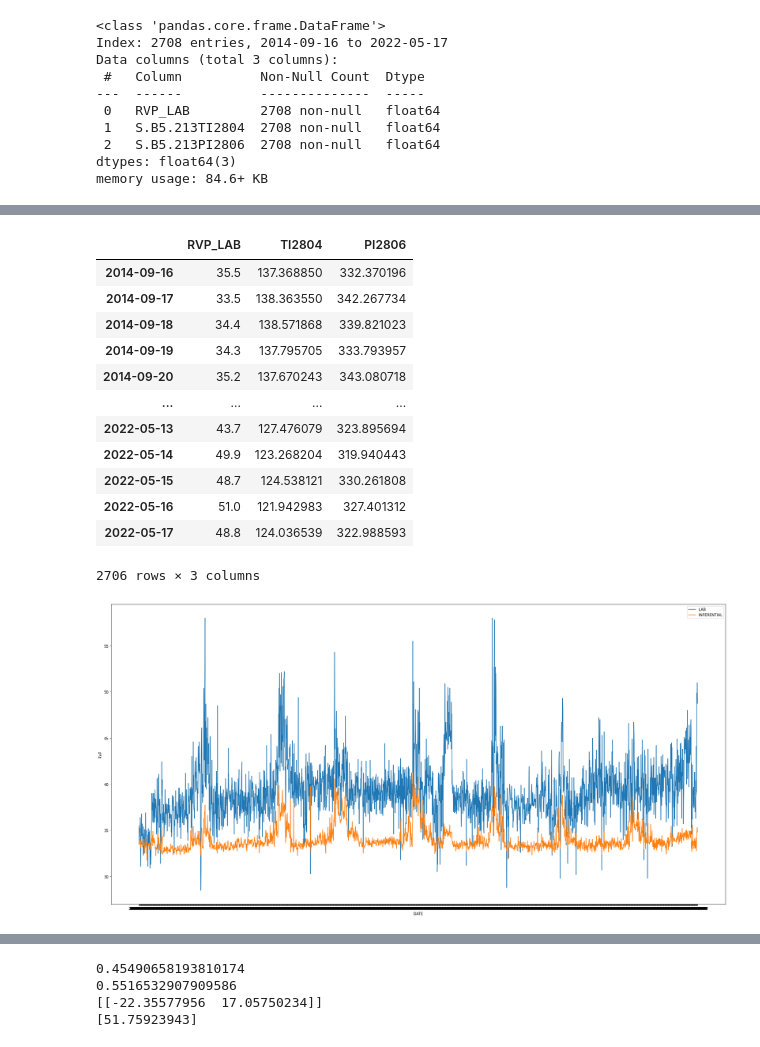
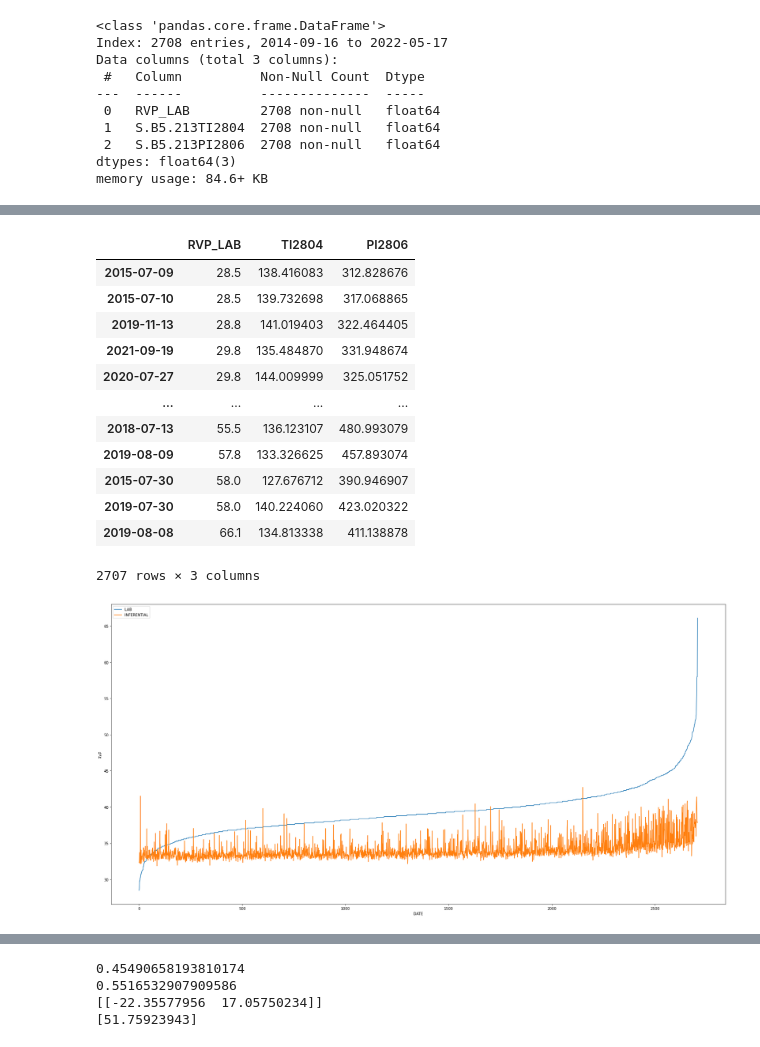
Before and after one commit to hoonzi-s/APC, a Jupyter notebook: #1 ALK - 213BTMRVP Inferential.ipynb, the cells around one changed output, grey strips where cells are left out. Saved outputs shown, nothing was run; the diff lists cells and outputs as text; code cells hidden in the pictures.

```diff
--- a/#1 ALK - 213BTMRVP Inferential.ipynb
+++ b/#1 ALK - 213BTMRVP Inferential.ipynb
@@ -65,37 +65,38 @@ data
 2708 rows × 3 columns
 # %%
 data.columns = ['RVP_LAB', 'TI2804', 'PI2806']
-data = data[data['RVP_LAB'] < 60]
+data = data[data['RVP_LAB'] < 70].sort_values(by = 'RVP_LAB')
 data
 # %% [output]
 |  | RVP_LAB | TI2804 | PI2806 |
-| 2014-09-16 | 35.5 | 137.368850 | 332.370196 |
-| 2014-09-17 | 33.5 | 138.363550 | 342.267734 |
-| 2014-09-18 | 34.4 | 138.571868 | 339.821023 |
-| 2014-09-19 | 34.3 | 137.795705 | 333.793957 |
-| 2014-09-20 | 35.2 | 137.670243 | 343.080718 |
+| 2015-07-09 | 28.5 | 138.416083 | 312.828676 |
+| 2015-07-10 | 28.5 | 139.732698 | 317.068865 |
+| 2019-11-13 | 28.8 | 141.019403 | 322.464405 |
+| 2021-09-19 | 29.8 | 135.484870 | 331.948674 |
+| 2020-07-27 | 29.8 | 144.009999 | 325.051752 |
 | ... | ... | ... | ... |
-| 2022-05-13 | 43.7 | 127.476079 | 323.895694 |
-| 2022-05-14 | 49.9 | 123.268204 | 319.940443 |
-| 2022-05-15 | 48.7 | 124.538121 | 330.261808 |
-| 2022-05-16 | 51.0 | 121.942983 | 327.401312 |
-| 2022-05-17 | 48.8 | 124.036539 | 322.988593 |
+| 2018-07-13 | 55.5 | 136.123107 | 480.993079 |
+| 2019-08-09 | 57.8 | 133.326625 | 457.893074 |
+| 2015-07-30 | 58.0 | 127.676712 | 390.946907 |
+| 2019-07-30 | 58.0 | 140.224060 | 423.020322 |
+| 2019-08-08 | 66.1 | 134.813338 | 411.138878 |
-2706 rows × 3 columns
+2707 rows × 3 columns
 # %%
 a1 = -0.1343
 a2 = 0.0520
 b = 34.671
 inferential = a1 * data['TI2804'] + a2 * data['PI2806'] + b
+length = data.shape[0]
 
 plt.figure(figsize = (30, 15))
-plt.plot(data['RVP_LAB'], label = 'LAB')
-plt.plot(inferential, label = 'INFERENTIAL')
+plt.plot(np.arange(length), data['RVP_LAB'], label = 'LAB')
+plt.plot(np.arange(length), inferential, label = 'INFERENTIAL')
 plt.xlabel('DATE')
 plt.ylabel('RVP')
 plt.legend()
 plt.show()
 # %% [output]
-[figure, old version]
+[figure, new version]
 # %%
 input = data[['TI2804', 'PI2806']]
 input
```
Also changed, not shown: parts of 8 cells of this notebook.
